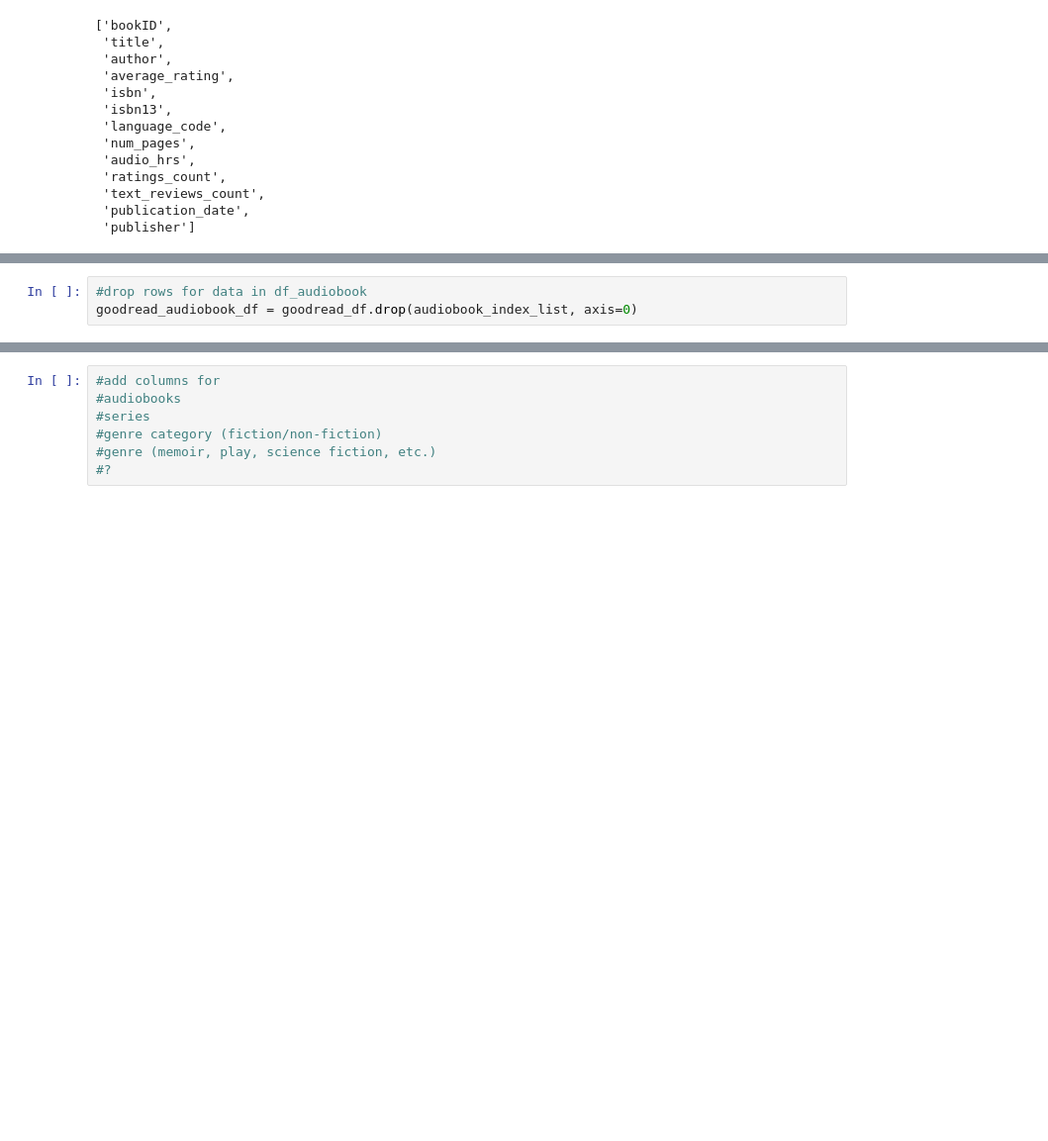
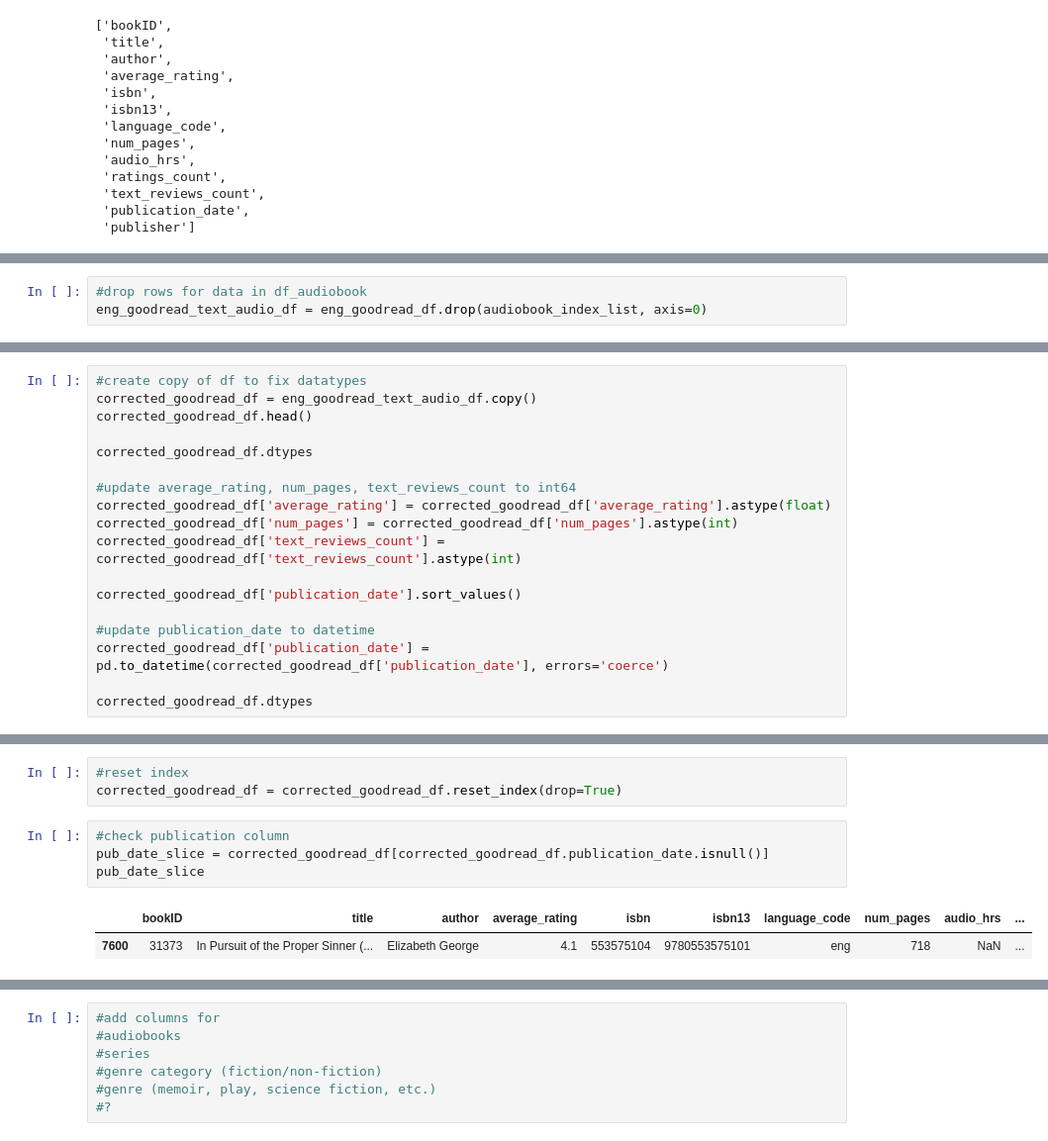
Before and after one commit to jfrankbryant/data-science-blog-post, a Jupyter notebook: DataScienceBlogPost_Books.ipynb, the cells around one changed output, grey strips where cells are left out. Shown: that part at 99% size. Cells and saved outputs as stored; diff of their text form; blank space fills up the shorter version.

Commit message:
Clean up datatypes

```diff
--- a/DataScienceBlogPost_Books.ipynb
+++ b/DataScienceBlogPost_Books.ipynb
@@ -402,5 +400,5 @@ df_audiobook.head()
 # %%
 #drop rows for data in df_audiobook
-goodread_audiobook_df = goodread_df.drop(audiobook_index_list, axis=0)
+eng_goodread_text_audio_df = eng_goodread_df.drop(audiobook_index_list, axis=0)
 # %%
 #append updated df_audiobook to goodread_audiobook_df and reorganize columns
@@ -416,0 +415,18 @@ goodread_audiobook_df.head()
+# %%
+#create copy of df to fix datatypes
+corrected_goodread_df = eng_goodread_text_audio_df.copy()
+corrected_goodread_df.head()
+
+corrected_goodread_df.dtypes
+
+#update average_rating, num_pages, text_reviews_count to int64
+corrected_goodread_df['average_rating'] = corrected_goodread_df['average_rating'].astype(float)
+corrected_goodread_df['num_pages'] = corrected_goodread_df['num_pages'].astype(int)
+corrected_goodread_df['text_reviews_count'] = corrected_goodread_df['text_reviews_count'].astype(int)
+
+corrected_goodread_df['publication_date'].sort_values()
+
+#update publication_date to datetime
+corrected_goodread_df['publication_date'] = pd.to_datetime(corrected_goodread_df['publication_date'], errors='coerce')
+
+corrected_goodread_df.dtypes
@@ -416,0 +448,10 @@ goodread_audiobook_df.head()
+# %%
+#reset index
+corrected_goodread_df = corrected_goodread_df.reset_index(drop=True)
+# %%
+#check publication column
+pub_date_slice = corrected_goodread_df[corrected_goodread_df.publication_date.isnull()]
+pub_date_slice
+# %% [output]
+|  | bookID | title | author | average_rating | isbn | isbn13 | language_code | num_pages | audio_hrs | ... |
+| 7600 | 31373 | In Pursuit of the Proper Sinner (... | Elizabeth George | 4.1 | 553575104 | 9780553575101 | eng | 718 | NaN | ... |
```
Also changed, not shown: parts of 17 cells of this notebook, 1 other file.
